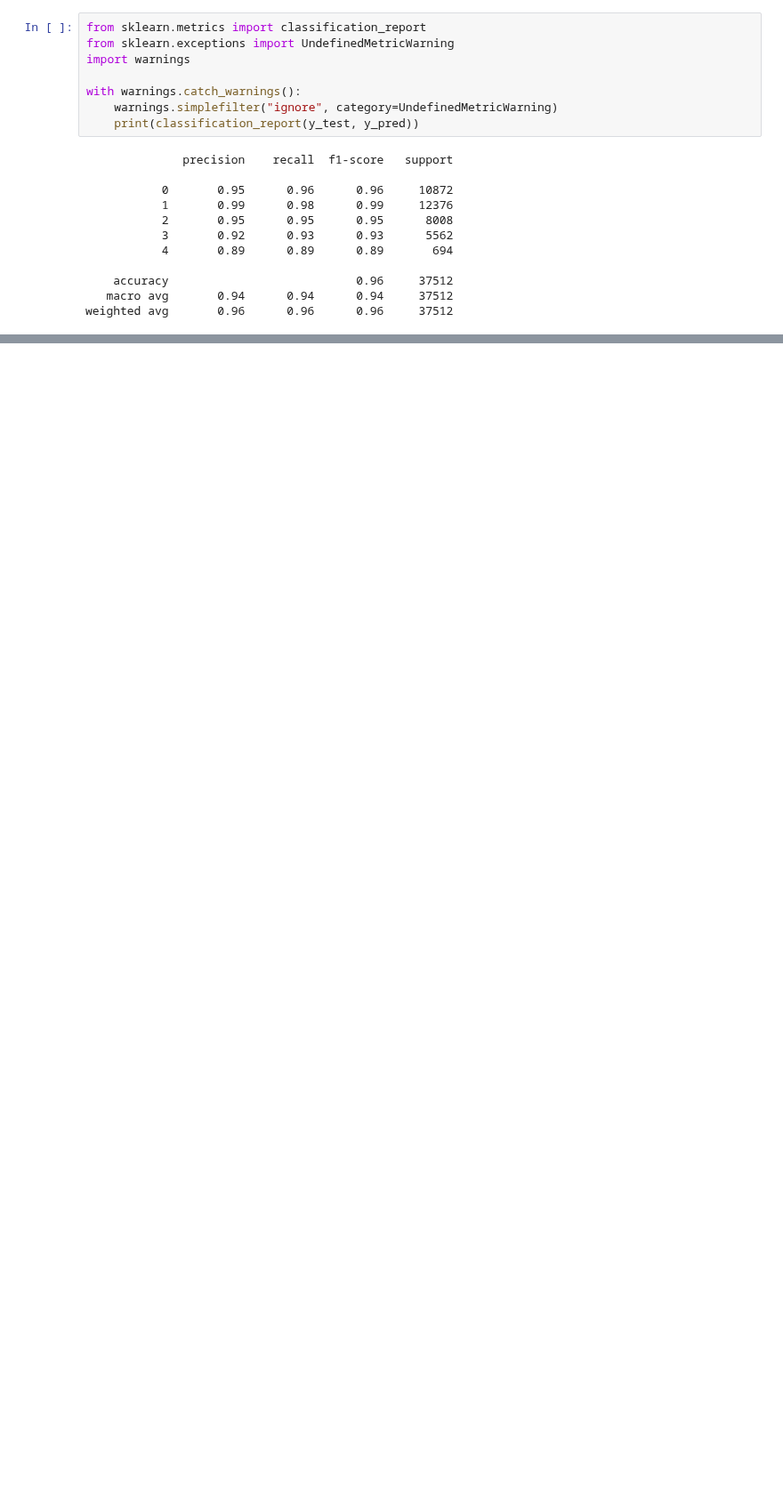
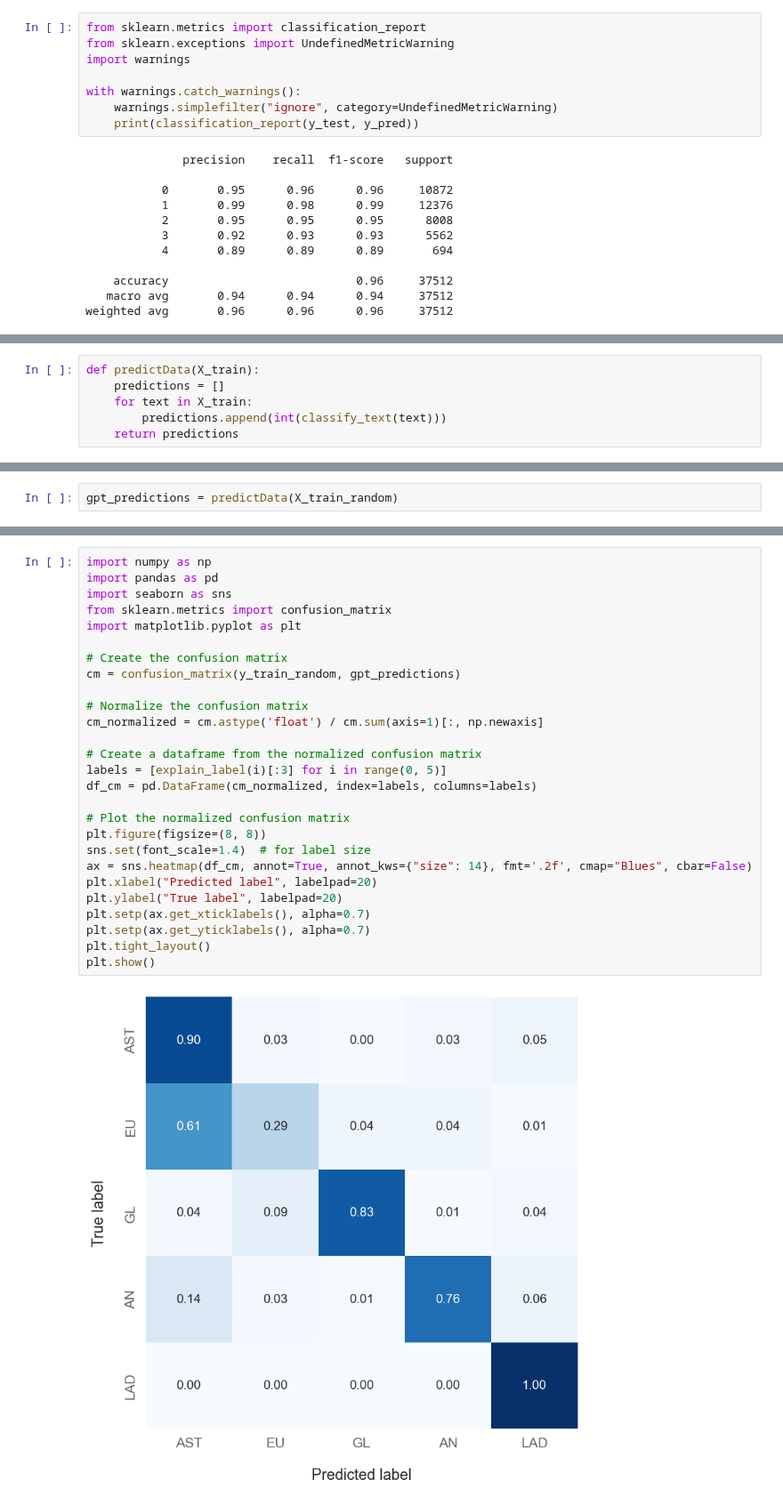
Before and after one commit to eduardoberford/spanish-dialects-identification, a Jupyter notebook: src/example.ipynb, the cells around one changed output, grey strips where cells are left out. Shown at 89% size. Saved outputs shown, nothing was run; the diff lists cells and outputs as text; blank space fills up the shorter version.

```diff
--- a/src/example.ipynb
+++ b/src/example.ipynb
@@ -256,0 +296,6 @@ weighted avg       0.96      0.96      0.96     37512
+# %%
+def predictData(X_train):
+    predictions = []
+    for text in X_train:
+        predictions.append(int(classify_text(text)))
+    return predictions
@@ -256,0 +351,2 @@ weighted avg       0.96      0.96      0.96     37512
+# %%
+gpt_predictions = predictData(X_train_random)
@@ -256,0 +357,29 @@ weighted avg       0.96      0.96      0.96     37512
+# %%
+import numpy as np
+import pandas as pd
+import seaborn as sns
+from sklearn.metrics import confusion_matrix
+import matplotlib.pyplot as plt
+
+# Create the confusion matrix
+cm = confusion_matrix(y_train_random, gpt_predictions)
+
+# Normalize the confusion matrix
+cm_normalized = cm.astype('float') / cm.sum(axis=1)[:, np.newaxis]
+
+# Create a dataframe from the normalized confusion matrix
+labels = [explain_label(i)[:3] for i in range(0, 5)]
+df_cm = pd.DataFrame(cm_normalized, index=labels, columns=labels)
+
+# Plot the normalized confusion matrix
+plt.figure(figsize=(8, 8))
+sns.set(font_scale=1.4)  # for label size
+ax = sns.heatmap(df_cm, annot=True, annot_kws={"size": 14}, fmt='.2f', cmap="Blues", cbar=False)
+plt.xlabel("Predicted label", labelpad=20)
+plt.ylabel("True label", labelpad=20)
+plt.setp(ax.get_xticklabels(), alpha=0.7)
+plt.setp(ax.get_yticklabels(), alpha=0.7)
+plt.tight_layout()
+plt.show()
+# %% [output]
+[figure, added]
```
Also changed, not shown: parts of 10 cells of this notebook.
